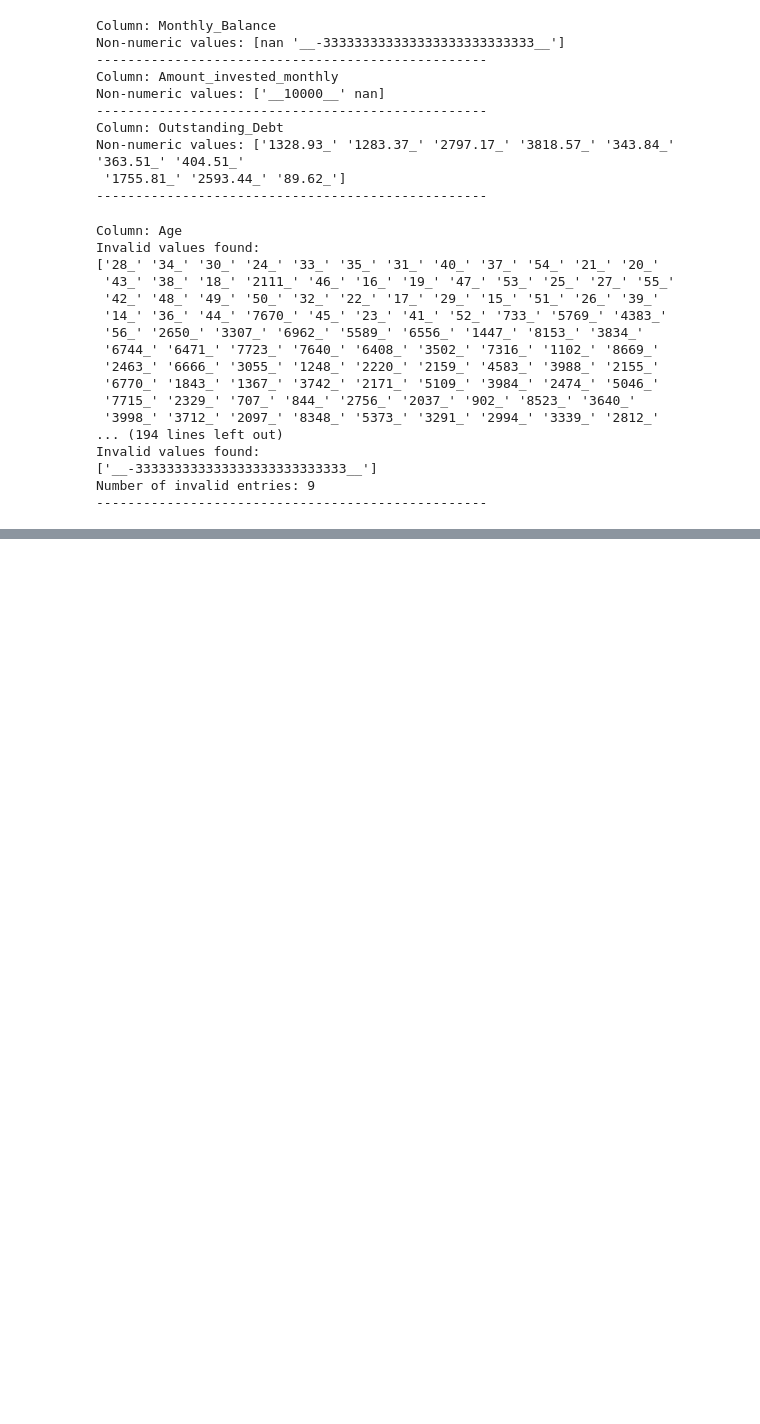
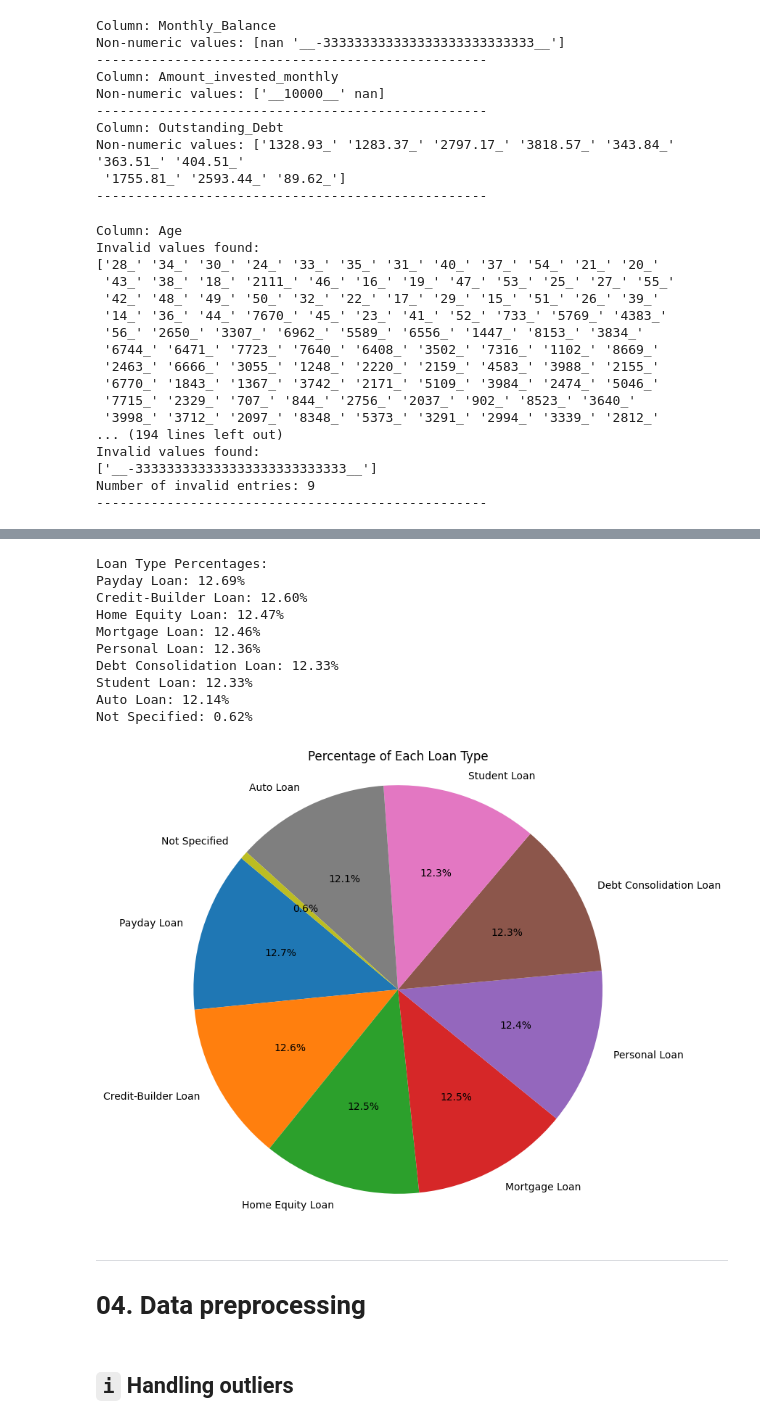
Before and after one commit to 3lis0/Machine-learning-by-practice, a Jupyter notebook: Credit score classification/credit_score_classification.ipynb, the cells around one changed output, grey strips where cells are left out. Saved outputs shown, nothing was run; the diff lists cells and outputs as text; code cells hidden in the pictures; blank space fills up the shorter version.

```diff
--- a/Credit score classification/credit_score_classification.ipynb
+++ b/Credit score classification/credit_score_classification.ipynb
@@ -293,0 +495,10 @@ The dataset contains underscore (`_`) symbols in various columns. These symbols
+# %%
+# Collect all unique loan types from the lists in 'Type_of_Loan'
+unique_loan_types = set()
+for loan_list in train['Type_of_Loan'].dropna():
+    for loan in loan_list:
+        unique_loan_types.add(loan)
+
+print("Unique loan types in 'Type_of_Loan':")
+for loan in sorted(unique_loan_types):
+    print(loan)
@@ -295,0 +703,43 @@ The dataset contains underscore (`_`) symbols in various columns. These symbols
+# %%
+# Flatten the list of loan types, ignoring NaN values
+all_loans = []
+for loan_list in train['Type_of_Loan'].dropna():
+    all_loans.extend(loan_list)
+
+# Count occurrences of each loan type
+loan_counts = pd.Series(all_loans).value_counts()
+loan_percentages = loan_counts / loan_counts.sum() * 100
+
+# Print percentages
+print("Loan Type Percentages:")
+for loan_type, pct in loan_percentages.items():
+    print(f"{loan_type}: {pct:.2f}%")
+
+# Plot pie chart
+plt.figure(figsize=(8, 8))
+plt.pie(
+    loan_percentages,
+    labels=loan_percentages.index,
+    autopct='%1.1f%%',
+    startangle=140
+)
+plt.title("Percentage of Each Loan Type")
+plt.axis('equal')
+plt.show()
+# %% [output]
+Loan Type Percentages:
+Payday Loan: 12.69%
+Credit-Builder Loan: 12.60%
+Home Equity Loan: 12.47%
+Mortgage Loan: 12.46%
+Personal Loan: 12.36%
+Debt Consolidation Loan: 12.33%
+Student Loan: 12.33%
+Auto Loan: 12.14%
+Not Specified: 0.62%
+[figure, added]
+# %% [markdown]
+----------------
+# 04. Data preprocessing
+# %% [markdown]
+## `i` Handling outliers
```
Also changed, not shown: parts of 99 cells of this notebook.
